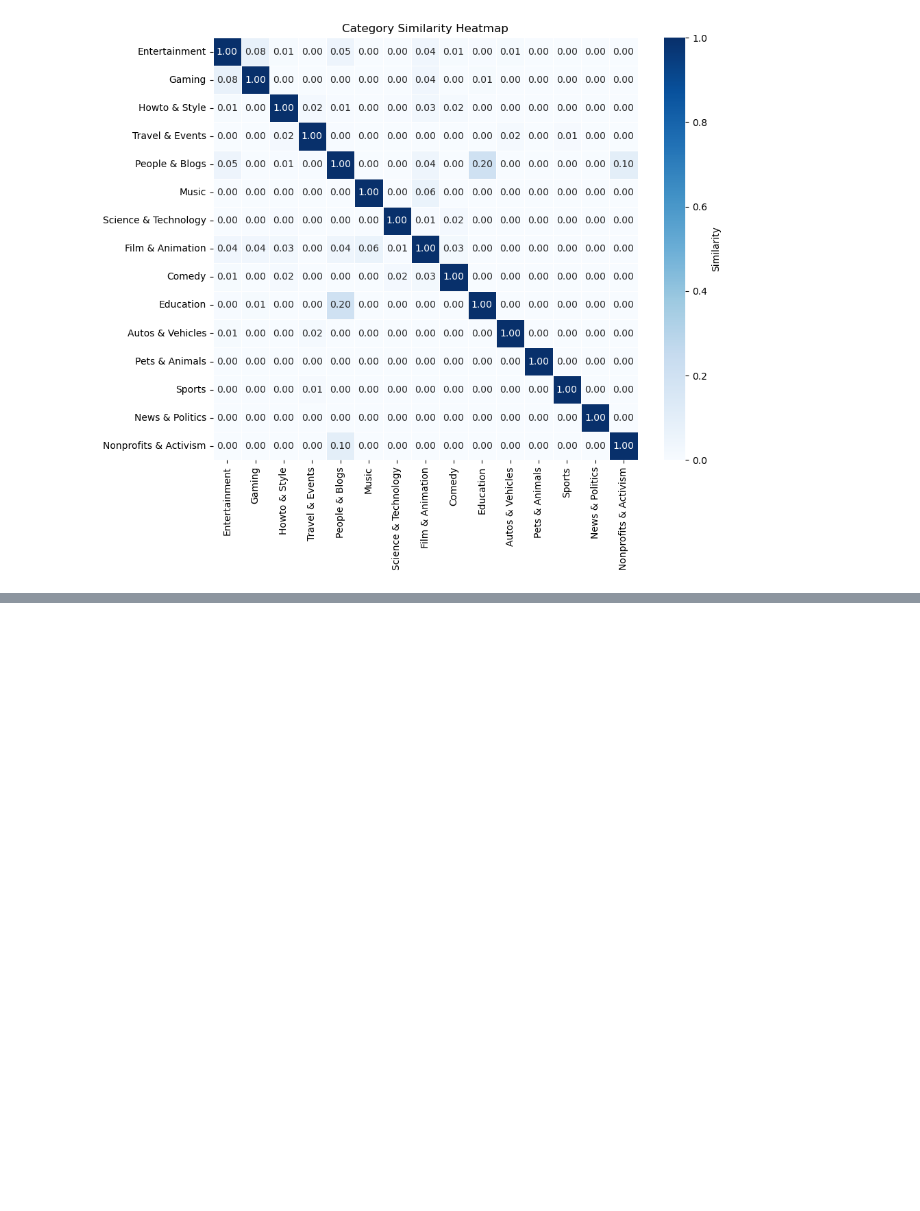
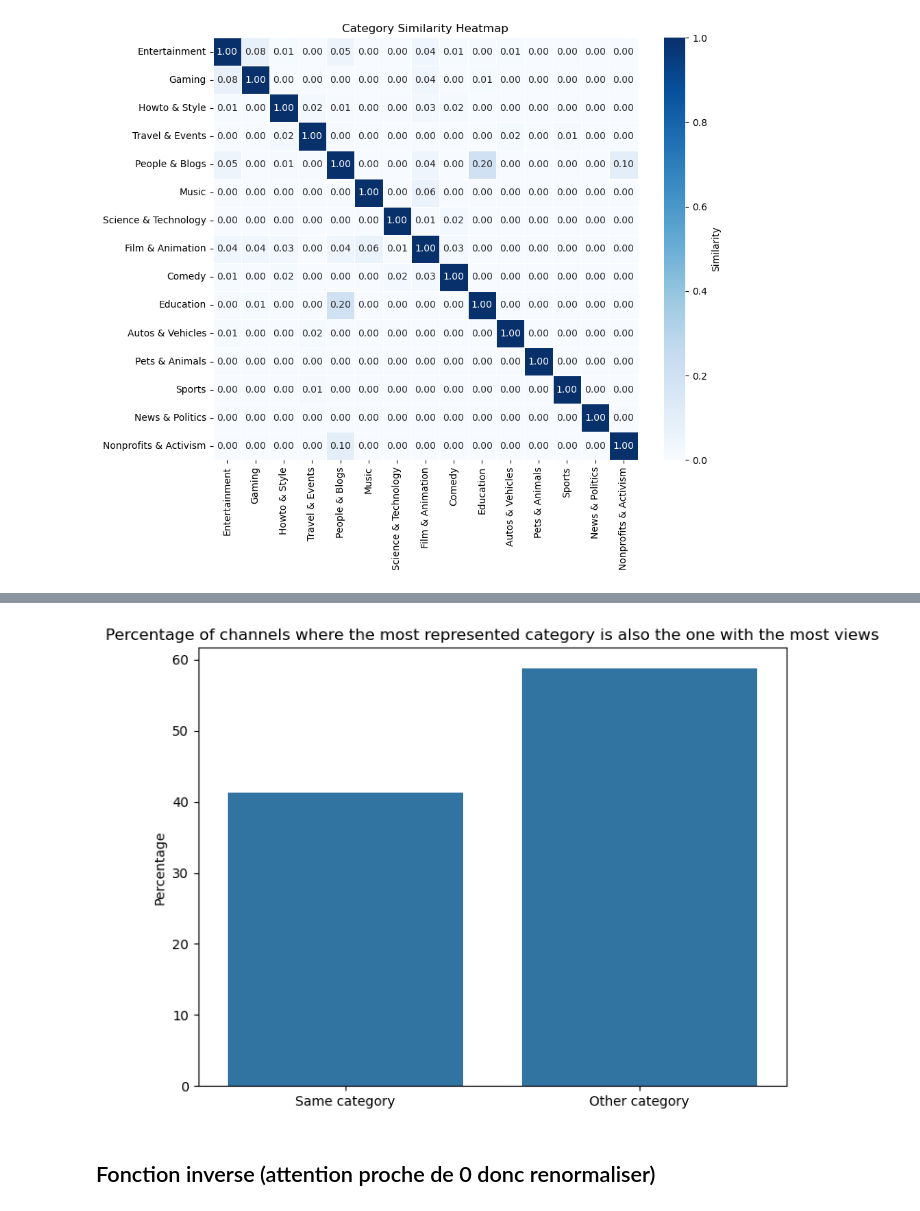
Before and after one commit to QPM777/Youtube_Data_Analysis, a Jupyter notebook: metadata_exploration.ipynb, the cells around one changed output, grey strips where cells are left out. Drawn from its saved outputs; the diff is of its cells as text; code cells hidden in the pictures; blank space fills up the shorter version.

Commit message:
Update metadata_exploration.ipynb
comparison of proficient categories and ideas of analysis

```diff
--- a/metadata_exploration.ipynb
+++ b/metadata_exploration.ipynb
@@ -501,0 +518,2 @@ plot_heatmap(display_similarity(df, dict2, categories_list, cosine_similarity))
+# %%
+dict3 = youtube_statistics_by_categories(dict)
@@ -501,0 +542,13 @@ plot_heatmap(display_similarity(df, dict2, categories_list, cosine_similarity))
+# %%
+diversified_ids = dict3.keys()
+df_filtre = df[df['channel_id'].isin(diversified_ids)]
+# %%
+moyennes_vues = df_filtre.groupby(['channel_id', 'categories'])['view_count'].mean().reset_index()
+count_videos = df_filtre.groupby(['channel_id', 'categories']).size().reset_index(name='video_count')
+max_videos_per_channel = count_videos.groupby('channel_id')['video_count'].max().reset_index()
+max_videos_per_channel = max_videos_per_channel.rename(columns={'video_count': 'max_video_count'})
+count_videos = count_videos.merge(max_videos_per_channel, on='channel_id')
+count_videos['most_category'] = count_videos['video_count'] == count_videos['max_video_count']
+moyennes_vues = moyennes_vues.merge(count_videos[['channel_id', 'categories', 'most_category']], on=['channel_id', 'categories'], how='left')
+
+print(moyennes_vues)
@@ -502 +588,15 @@ plot_heatmap(display_similarity(df, dict2, categories_list, cosine_similarity))
+# %%
+max_view_category = moyennes_vues.loc[moyennes_vues.groupby('channel_id')['view_count'].idxmax()]
+max_view_category['same_category'] = max_view_category['most_category']
+percent_same_category = max_view_category['same_category'].mean() * 100
+
+plt.figure(figsize=(8, 6))
+sns.barplot(x=['Same category', 'Other category'], y=[percent_same_category, 100 - percent_same_category])
+plt.title("Percentage of channels where the most represented category is also the one with the most views")
+plt.ylabel("Percentage")
+plt.show()
+# %% [output]
+[figure, added]
+# %% [markdown]
+## Fonction inverse (attention proche de 0 donc renormaliser)
 # %%
```
Also changed, not shown: parts of 12 cells of this notebook.
